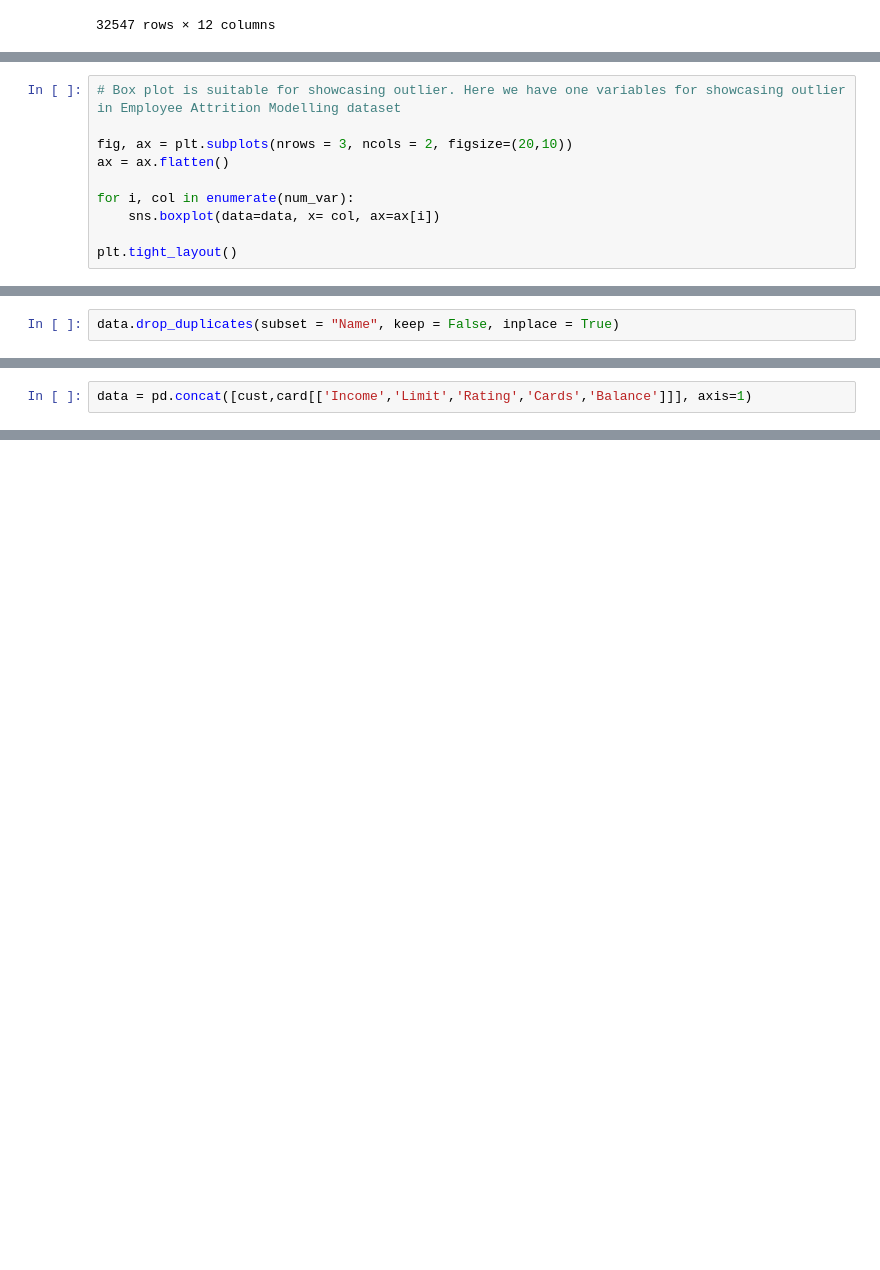
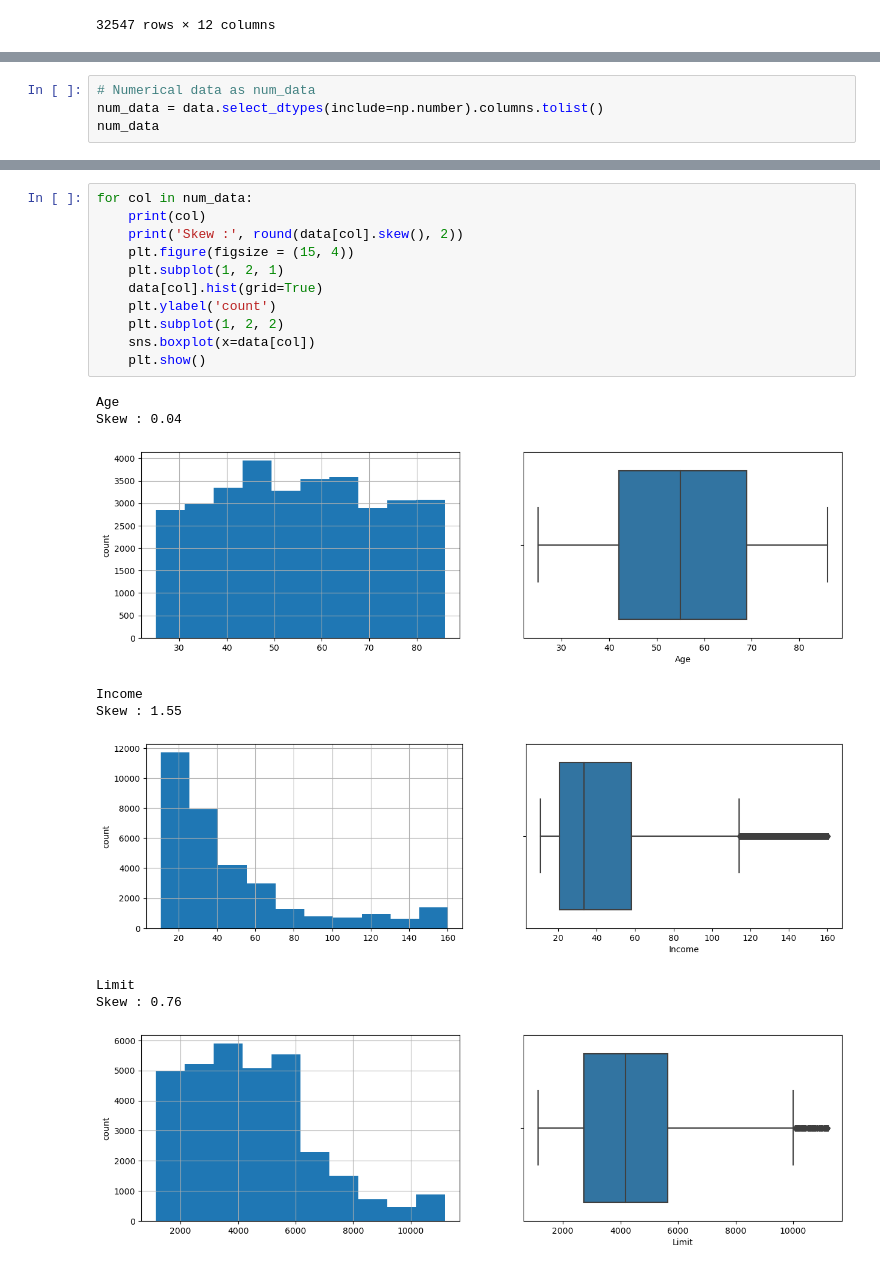
Before and after one commit to nayankm/Capstone, a Jupyter notebook: TwoDotSeven-EDA.ipynb, the cells around one changed output, grey strips where cells are left out. Drawn from its saved outputs; the diff is of its cells as text; blank space fills up the shorter version.

```diff
--- a/TwoDotSeven-EDA.ipynb
+++ b/TwoDotSeven-EDA.ipynb
@@ -326,10 +41,0 @@ Index(['Age', 'Income', 'Limit', 'Rating', 'Cards', 'Balance'], dtype='object')
-# %%
-# Box plot is suitable for showcasing outlier. Here we have one variables for showcasing outlier in Employee Attrition Modelling dataset
-
-fig, ax = plt.subplots(nrows = 3, ncols = 2, figsize=(20,10))
-ax = ax.flatten()
-
-for i, col in enumerate(num_var):
-    sns.boxplot(data=data, x= col, ax=ax[i])
-
-plt.tight_layout()
@@ -350,2 +41,0 @@ data.duplicated()
-# %%
-data.drop_duplicates(subset = "Name", keep = False, inplace = True)
@@ -375,2 +41,0 @@ data.nunique()
-# %%
-data = pd.concat([cust,card[['Income','Limit','Rating','Cards','Balance']]], axis=1)
@@ -376,0 +48,4 @@ data = pd.concat([cust,card[['Income','Limit','Rating','Cards','Balance']]], axi
+# %%
+# Numerical data as num_data
+num_data = data.select_dtypes(include=np.number).columns.tolist()
+num_data
@@ -376,0 +58,21 @@ data = pd.concat([cust,card[['Income','Limit','Rating','Cards','Balance']]], axi
+# %%
+for col in num_data:
+    print(col)
+    print('Skew :', round(data[col].skew(), 2))
+    plt.figure(figsize = (15, 4))
+    plt.subplot(1, 2, 1)
+    data[col].hist(grid=True)
+    plt.ylabel('count')
+    plt.subplot(1, 2, 2)
+    sns.boxplot(x=data[col])
+    plt.show()
+# %% [output]
+Age
+Skew : 0.04
+[figure, added]
+Income
+Skew : 1.55
+[figure, added]
+Limit
+Skew : 0.76
+[figure, added]
```
Also changed, not shown: parts of 76 cells of this notebook.
